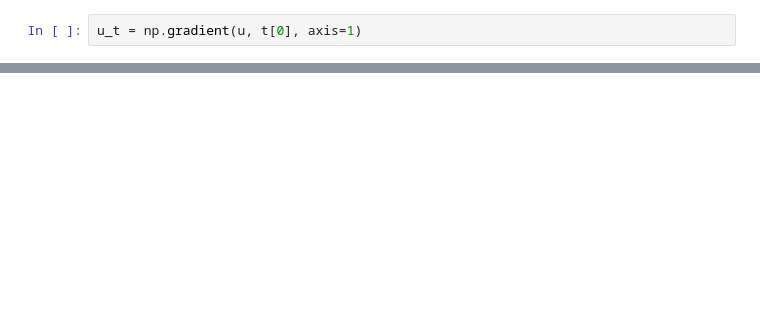
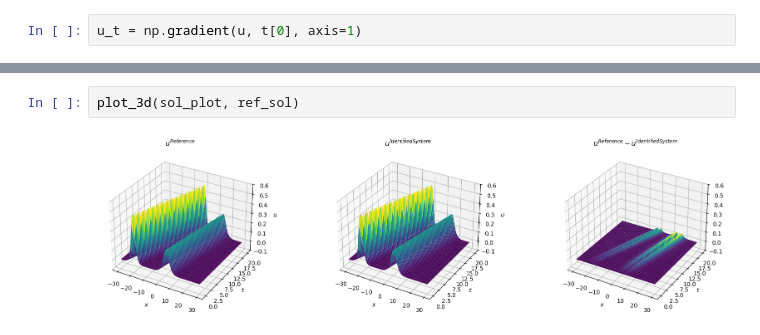
Before and after one commit to benedict-armstrong/PDEFind-Reconstructing-PDEs-from-data, a Jupyter notebook: pde2.ipynb, the cells around one changed output, grey strips where cells are left out. Saved outputs shown, nothing was run; the diff lists cells and outputs as text; blank space fills up the shorter version.

```diff
--- a/pde2.ipynb
+++ b/pde2.ipynb
@@ -55,0 +47,4 @@ plot_3d(sol, data)
+# %%
+plot_3d(sol_plot, ref_sol)
+# %% [output]
+[figure, added]
```
Also changed, not shown: parts of 12 cells of this notebook, 4 other files.
